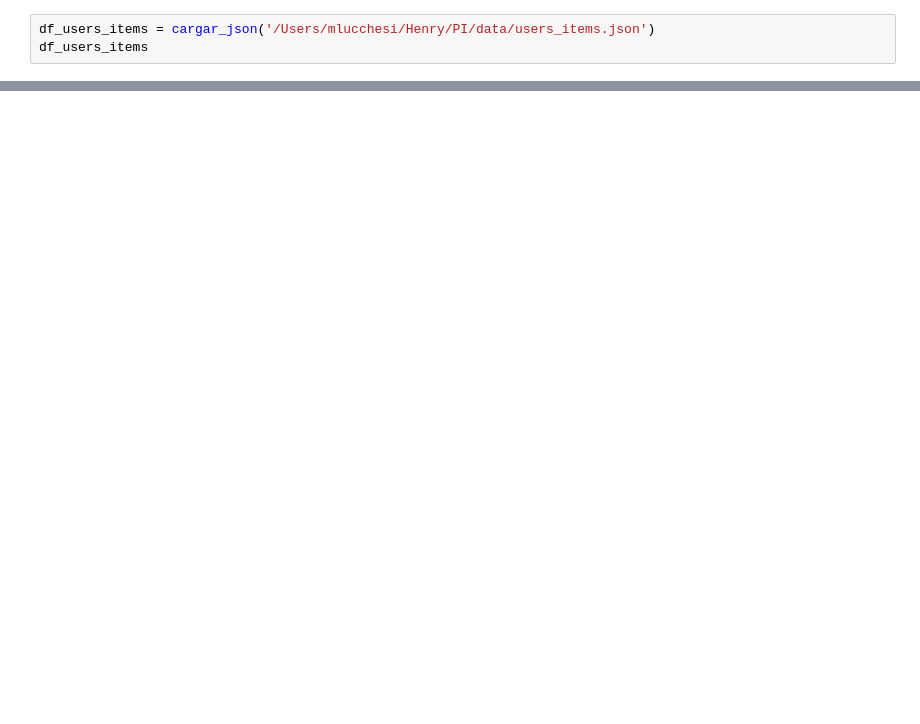
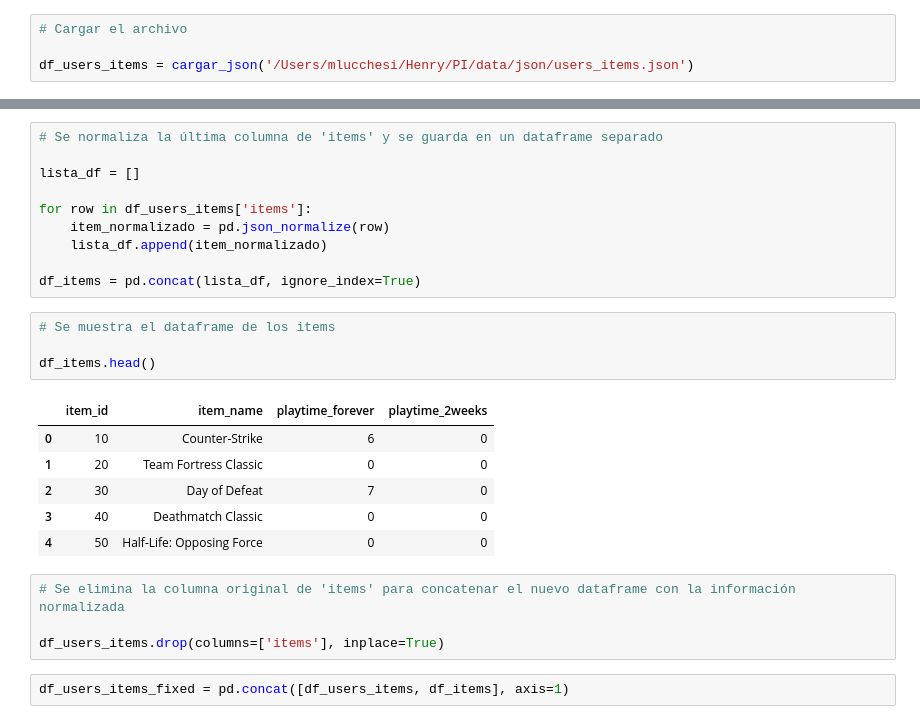
Before and after one commit to maxilucchesi/PI-MLOps, a Jupyter notebook: ETL.ipynb, the cells around one changed output, grey strips where cells are left out. Drawn from its saved outputs; the diff is of its cells as text; blank space fills up the shorter version.

```diff
--- a/ETL.ipynb
+++ b/ETL.ipynb
@@ -35,3 +161,4 @@ df_user_reviews
 # %%
-df_users_items = cargar_json('/Users/mlucchesi/Henry/PI/data/users_items.json')
-df_users_items
+# Cargar el archivo
+
+df_users_items = cargar_json('/Users/mlucchesi/Henry/PI/data/json/users_items.json')
@@ -68,0 +172,27 @@ df_steam_games
+# %%
+# Se normaliza la última columna de 'items' y se guarda en un dataframe separado
+
+lista_df = []
+
+for row in df_users_items['items']:
+    item_normalizado = pd.json_normalize(row)
+    lista_df.append(item_normalizado)
+
+df_items = pd.concat(lista_df, ignore_index=True)
+# %%
+# Se muestra el dataframe de los items
+
+df_items.head()
+# %% [output]
+|  | item_id | item_name | playtime_forever | playtime_2weeks |
+| 0 | 10 | Counter-Strike | 6 | 0 |
+| 1 | 20 | Team Fortress Classic | 0 | 0 |
+| 2 | 30 | Day of Defeat | 7 | 0 |
+| 3 | 40 | Deathmatch Classic | 0 | 0 |
+| 4 | 50 | Half-Life: Opposing Force | 0 | 0 |
+# %%
+# Se elimina la columna original de 'items' para concatenar el nuevo dataframe con la información normalizada
+
+df_users_items.drop(columns=['items'], inplace=True)
+# %%
+df_users_items_fixed = pd.concat([df_users_items, df_items], axis=1)
```
Also changed, not shown: parts of 27 cells of this notebook, 1 other file.
